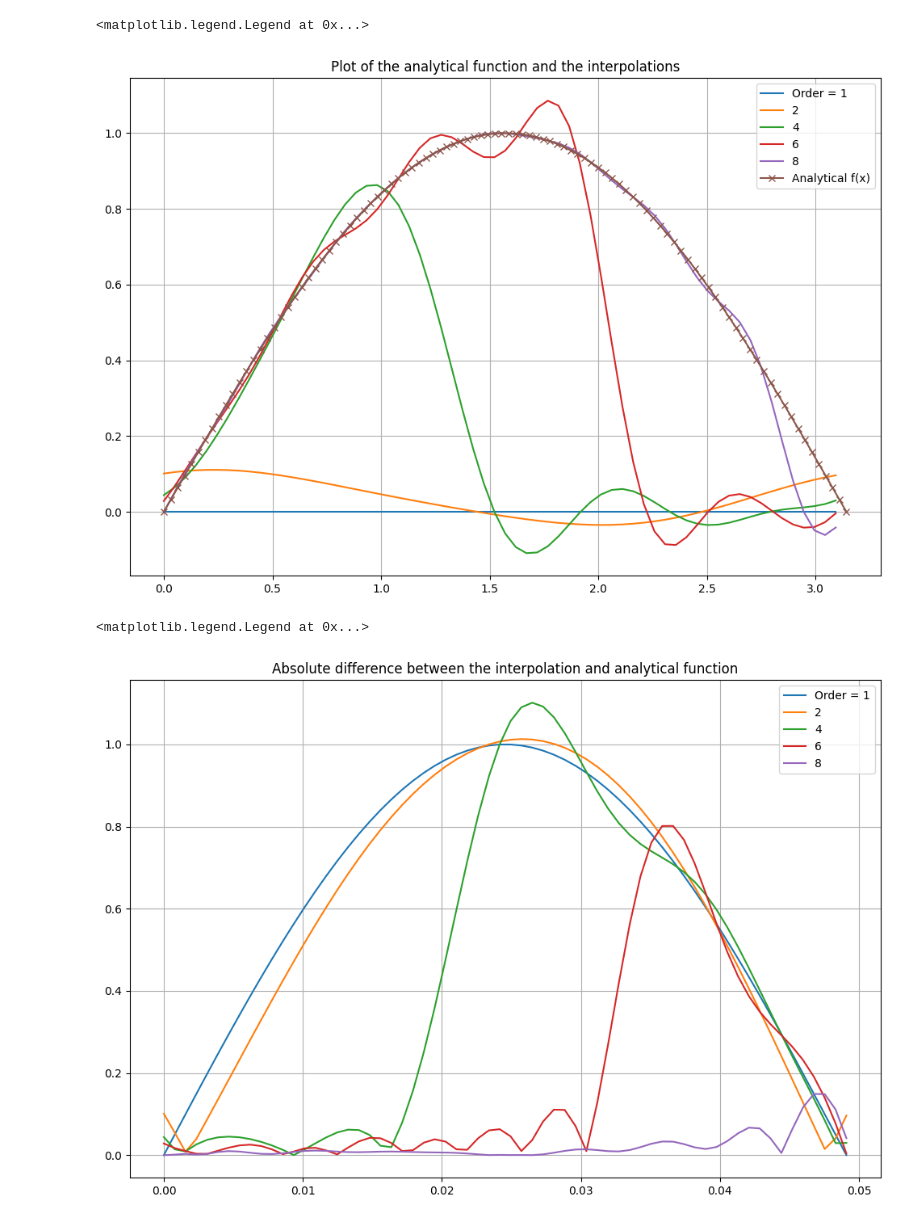
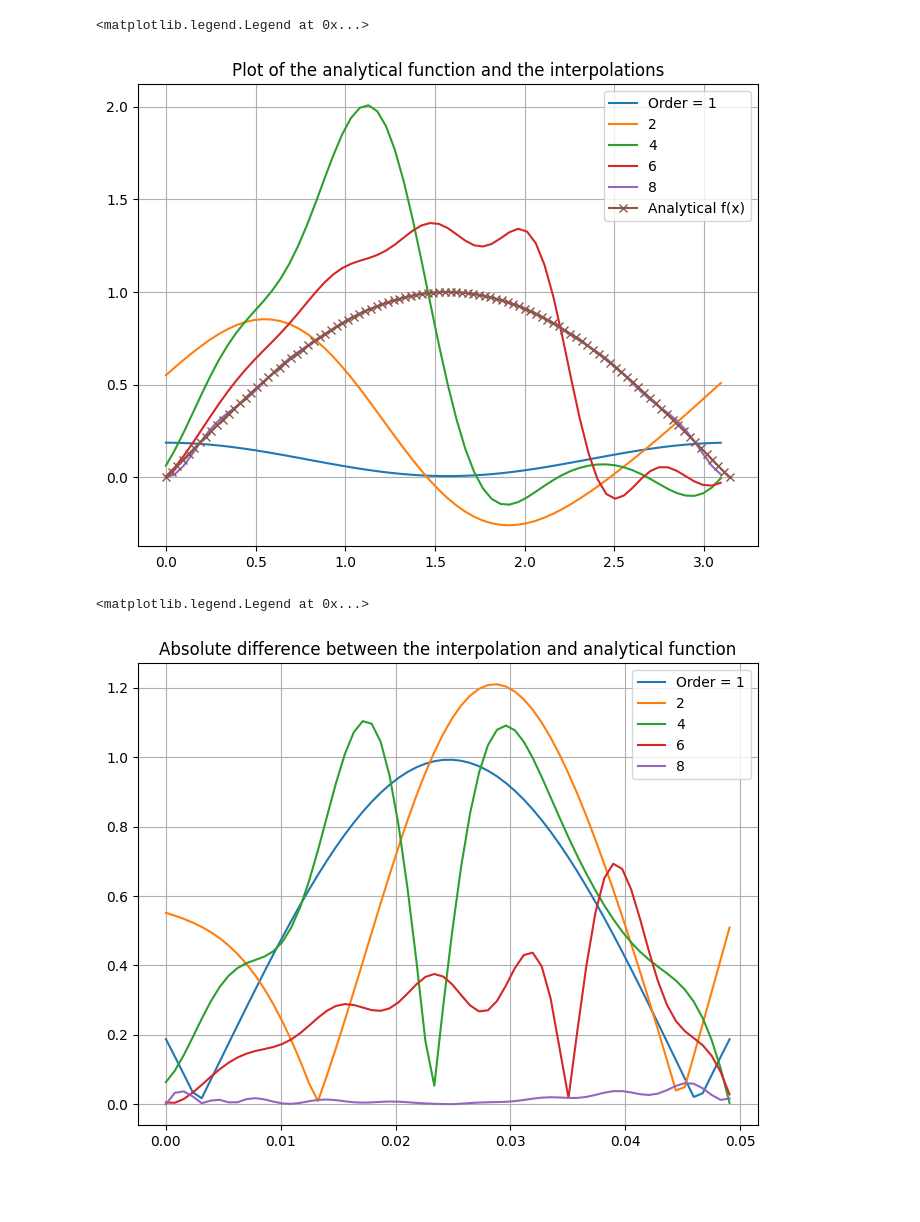
Before and after one commit to RicemanBoy/NM-Code-for-Excercises, a Jupyter notebook: Blatt 12/excercise2.ipynb, the cells around one changed output. Drawn from its saved outputs; the diff is of its cells as text; code cells hidden in the pictures; blank space fills up the shorter version.

```diff
--- a/Blatt 12/excercise2.ipynb
+++ b/Blatt 12/excercise2.ipynb
@@ -25,24 +25,25 @@ x = np.asfarray([i*(L/N) for i in range(N)],dtype=complex)
 f = np.asfarray([function(x[i]) for i in range(N)],dtype=complex)
 # %%
 def P_trig(x,x_val,f,L,M):
+    pi = np.pi
 
-    pi = np.pi
+    N = 2*M
 
     A = np.zeros(N,dtype=complex)
 
-    for k in range(N):
+    for k in range(M+1):
         sum = 0
-        for j in range(2*M-1):
+        for j in range(2*M):
             sum += f[j]*np.cos(2*pi*(1/L)*k*x_val[j])
-        A[k] = (1/8)*sum
+        A[k] = (1/M)*sum
 
     B = np.zeros(N,dtype=complex)
 
-    for k in range(N):
+    for k in range(1,M,1):
         sum = 0
-        for j in range(2*M-1):
+        for j in range(2*M):
             sum += f[j]*np.sin(2*pi*(1/L)*k*x_val[j])
-        B[k] = (1/8)*sum
+        B[k] = (1/M)*sum
 
     sum = 0
     for k in range(1,M,1):
@@ -52,6 +53,8 @@ def P_trig(x,x_val,f,L,M):
 
     return P
 # %%
+L = np.pi
+
 x = np.asfarray([i*(L/N) for i in range(N)],dtype=complex)
 
 f = np.asfarray([function(x[i]) for i in range(N)],dtype=complex)
@@ -62,35 +65,35 @@ x_real = np.linspace(0,np.pi,100)
 y_real = [function(x_real[i]) for i in range(100)]
 #########################################################################################################
 x_test = np.asfarray([i*(L/64) for i in range(64)],dtype=complex)
 
 y_test = np.zeros(64,dtype=complex)
 #########################################################################################################
 
-fig, ax = plt.subplots(figsize=(12,8))
+fig, ax = plt.subplots(figsize=(8,6))
 
 #########################################################################################################
 for i in range(64):
     y_test[i] = P_trig(x_test[i],x,f,L,1)
 
 ax.plot(np.real(x_test),np.real(y_test), label="Order = 1")                     #plotting the interpolation for degree 1
 #########################################################################################################
 
 for i in range(2,10,2):
     x_test = np.asfarray([i*(L/64) for i in range(64)],dtype=complex)             #plotting the interpolation for degree 2,4,6,8
     for j in range(64):
         y_test[j] = P_trig(x_test[j],x,f,L,i)
     ax.plot(np.real(x_test),np.real(y_test), label=i)
 #########################################################################################################
 
 ax.plot(x_real,y_real,label="Analytical f(x)",marker="x")                  #plotting the function analytically
 
 #########################################################################################################
 plt.title("Plot of the analytical function and the interpolations")
 ax.grid()
 ax.legend()
 # %% [output]
 <matplotlib.legend.Legend at 0x...>
-[figure, old version]
+[figure, new version]
 # %%
 x = np.asfarray([i*(L/N) for i in range(N)],dtype=complex)
 
@@ -106,7 +109,7 @@ x_test = np.asfarray([i*(L/64) for i in range(64)],dtype=complex)
 y_test = np.zeros(64,dtype=complex)
 #########################################################################################################
 
-fig, ax = plt.subplots(figsize=(12,8))
+fig, ax = plt.subplots(figsize=(8,6))
 
 #########################################################################################################
 for i in range(64):
@@ -130,4 +133,4 @@ ax.grid()
 ax.legend()
 # %% [output]
 <matplotlib.legend.Legend at 0x...>
-[figure, old version]
+[figure, new version]
```
Also changed, not shown: 2 other files.
